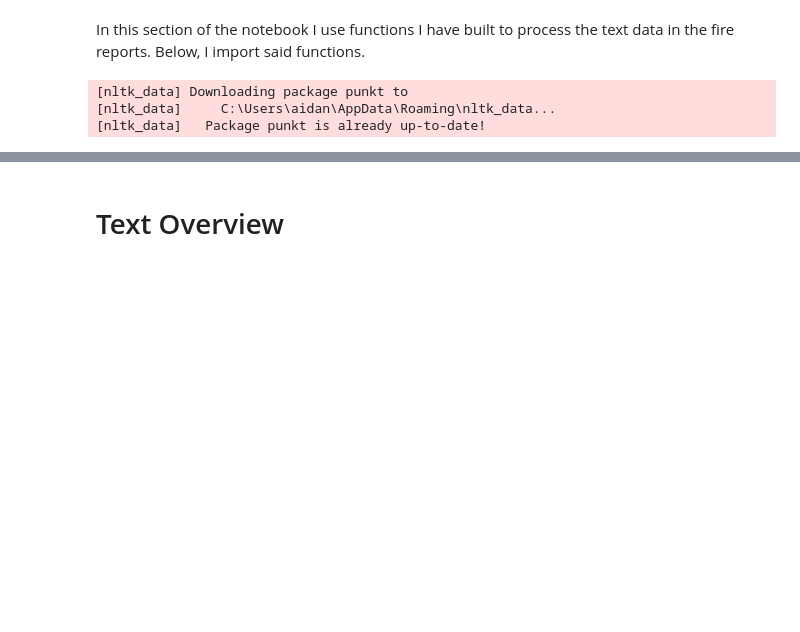
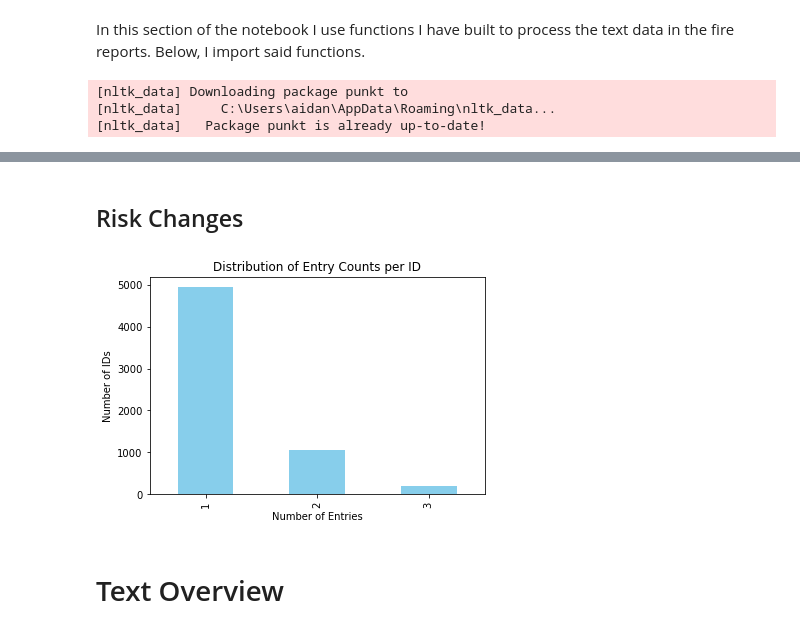
Before and after one commit to aidanwagers/Capstone-Fire-Text-Analysis, a Jupyter notebook: Product Notebook.ipynb, the cells around one changed output, grey strips where cells are left out. Drawn from its saved outputs; the diff is of its cells as text; code cells hidden in the pictures; blank space fills up the shorter version.

```diff
--- a/Product Notebook.ipynb
+++ b/Product Notebook.ipynb
@@ -215,3 +252,16 @@ data['combined_text'] = data[notes].apply(lambda row: ' '.join(row), axis=1)
+# %% [markdown]
+## Risk Changes
+# %%
+entry_counts = data['wfdss_id'].value_counts()
+
+# Plot the distribution of entry counts
+entry_counts.value_counts().sort_index().plot(kind='bar', color='skyblue')
+plt.title('Distribution of Entry Counts per ID')
+plt.xlabel('Number of Entries')
+plt.ylabel('Number of IDs')
+plt.show()
+# %% [output]
+[figure, added]
 # %% [markdown]
 # Text Overview
 # %% [markdown]
```
Also changed, not shown: parts of 95 cells of this notebook.
